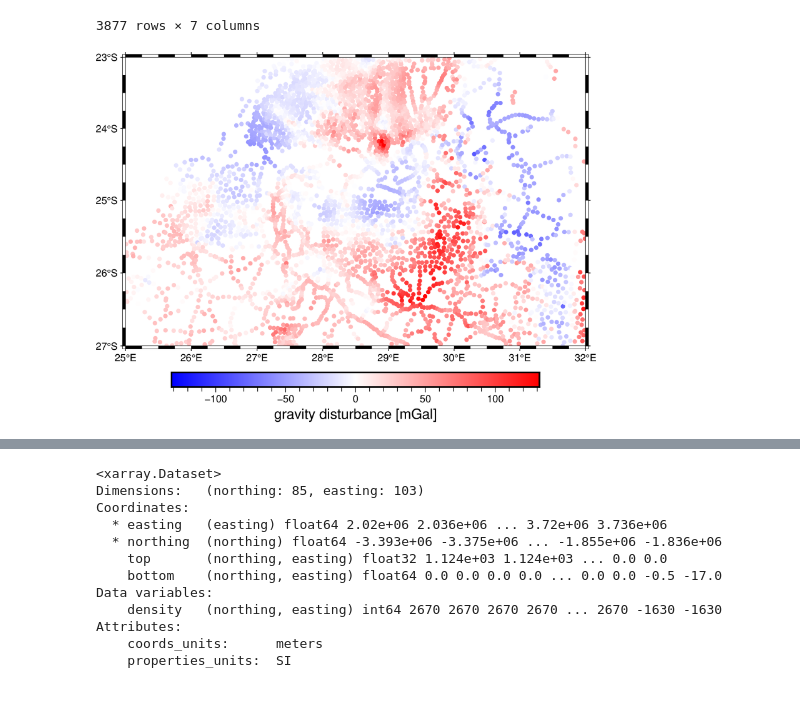
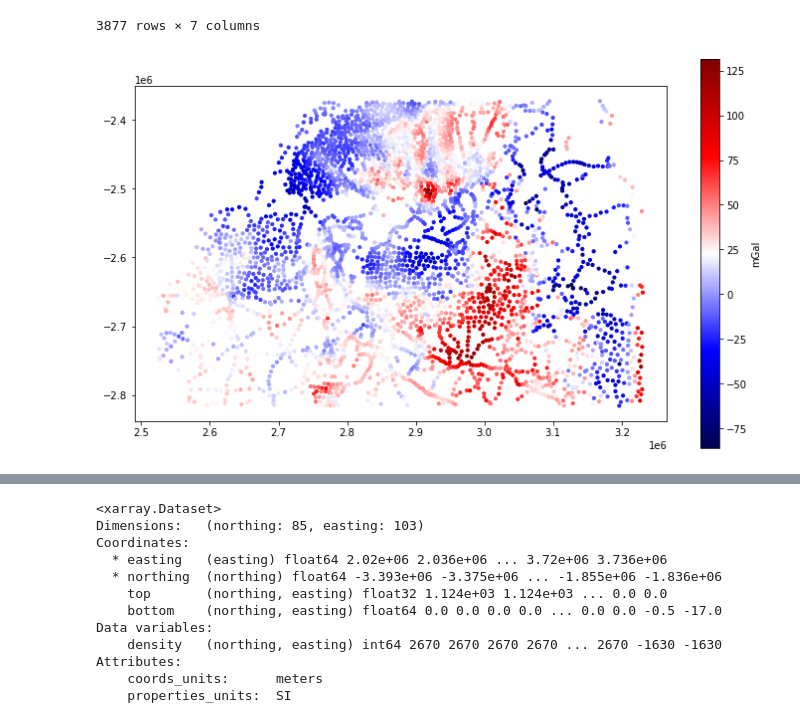
Before and after one commit to santisoler/coco-fatiando-tutorial, a Jupyter notebook: fatiando-tutorial.ipynb, the cells around one changed output, grey strips where cells are left out. Cells and saved outputs as stored; diff of their text form; code cells hidden in the pictures.

```diff
--- a/fatiando-tutorial.ipynb
+++ b/fatiando-tutorial.ipynb
@@ -454,23 +415,14 @@ data
 | 12977 | 31.57333 | -23.84833 | 226.8 | 978808.44 | 3.188340e+06 | -2.465298e+06 | 1.289634 |
 | 13557 | 31.37500 | -23.00000 | 285.6 | 978734.77 | 3.168312e+06 | -2.372463e+06 | 1.616946 |
 3877 rows × 7 columns
-# %%
-fig = pygmt.Figure()
-maxabs = vd.maxabs(data.gravity_disturbance_mgal)
-pygmt.makecpt(cmap="polar+h", series=[-maxabs, maxabs])
-fig.plot(
-    x=data.longitude,
-    y=data.latitude,
-    color=data.gravity_disturbance_mgal,
-    cmap=True,
-    style="c4p",
-    projection="M15c",
-    frame="af",
-)
-fig.colorbar(frame='af+l"gravity disturbance [mGal]"')
-fig.show()
-# %% [output]
-[figure, removed]
+# %%
+fig = plt.figure(figsize=(12, 12))
+plt.scatter(data.easting_m, data.northing_m, c=data.gravity_disturbance_mgal, s=10, cmap="seismic")
+plt.colorbar(label="mGal", shrink=0.6)
+plt.gca().set_aspect("equal")
+plt.show()
+# %% [output]
+[figure, added]
 # %% [markdown]
 ## Topographic correction | Corrección topográfica
 
```
Also changed, not shown: parts of 22 cells of this notebook, 1 other file.
